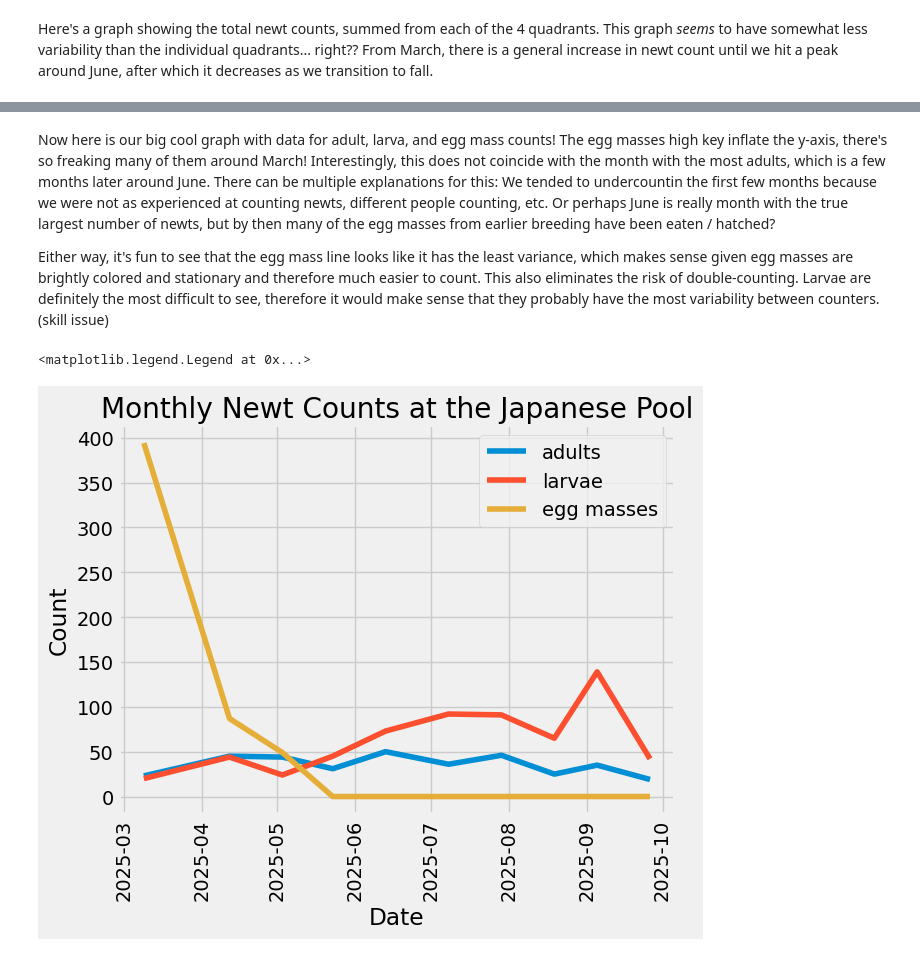
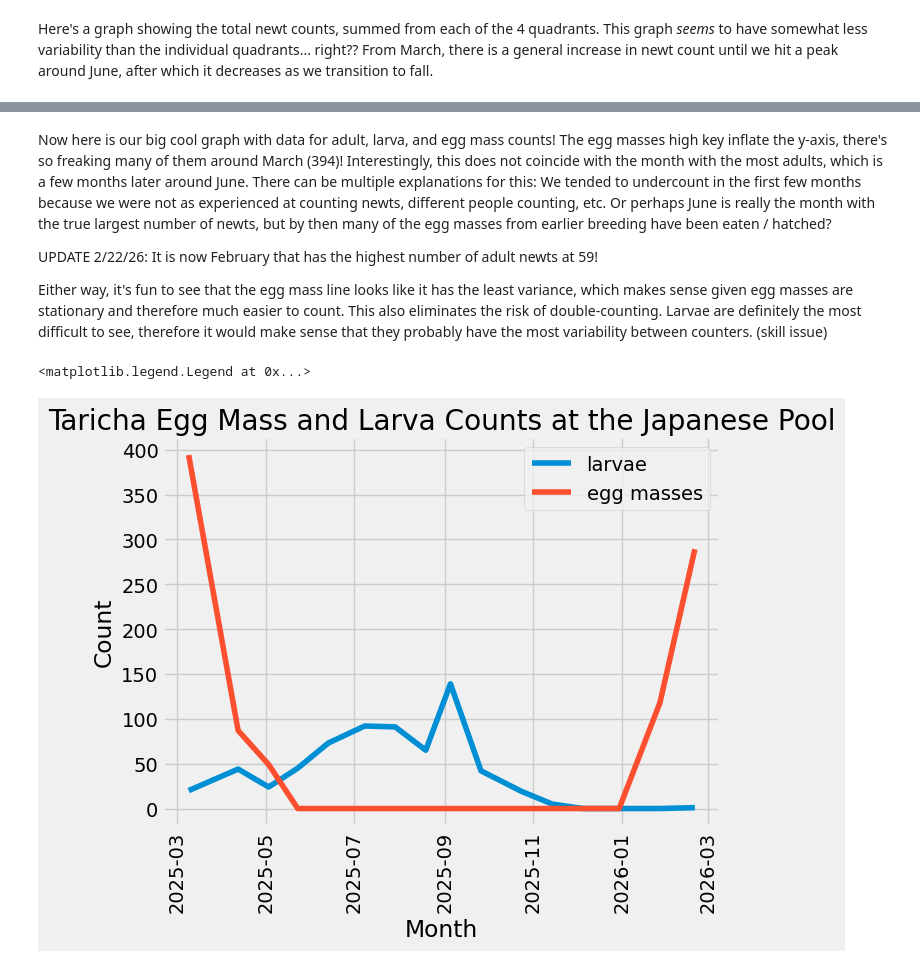
Before and after one commit to cloover7/nesis, a Jupyter notebook: newt_counts.ipynb, the cells around one changed output, grey strips where cells are left out. Cells and saved outputs as stored; diff of their text form; code cells hidden in the pictures.

```diff
--- a/newt_counts.ipynb
+++ b/newt_counts.ipynb
@@ -9,7 +9,7 @@ import matplotlib.pyplot as plt
 %matplotlib inline
 plt.style.use("fivethirtyeight")
 # %%
-newts = pd.read_csv('data/newt count data - Sheet1.csv')
+newts = pd.read_csv('data/newt count data - 2.22.26.csv')
 # %% [markdown]
 Here is pretty much my raw data table, just without a couple rows from the one time we counted in the afternoon as well.
 # %%
@@ -98,17 +99,19 @@ egg_quad
 # %% [markdown]
-Now here is our big cool graph with data for adult, larva, and egg mass counts! The egg masses high key inflate the y-axis, there's so freaking many of them around March! Interestingly, this does not coincide with the month with the most adults, which is a few months later around June. There can be multiple explanations for this: We tended to undercountin the first few months because we were not as experienced at counting newts, different people counting, etc. Or perhaps June is really month with the true largest number of newts, but by then many of the egg masses from earlier breeding have been eaten / hatched?
+Now here is our big cool graph with data for adult, larva, and egg mass counts! The egg masses high key inflate the y-axis, there's so freaking many of them around March (394)! Interestingly, this does not coincide with the month with the most adults, which is a few months later around June. There can be multiple explanations for this: We tended to undercount in the first few months because we were not as experienced at counting newts, different people counting, etc. Or perhaps June is really the month with the true largest number of newts, but by then many of the egg masses from earlier breeding have been eaten / hatched?
 
-Either way, it's fun to see that the egg mass line looks like it has the least variance, which makes sense given egg masses are brightly colored and stationary and therefore much easier to count. This also eliminates the risk of double-counting. Larvae are definitely the most difficult to see, therefore it  would make sense that they probably have the most variability between counters. (skill issue)
+UPDATE 2/22/26: It is now February that has the highest number of adult newts at 59!
+
+Either way, it's fun to see that the egg mass line looks like it has the least variance, which makes sense given egg masses are stationary and therefore much easier to count. This also eliminates the risk of double-counting. Larvae are definitely the most difficult to see, therefore it  would make sense that they probably have the most variability between counters. (skill issue)
 # %%
-plt.plot(adults_quad['Date'], adults_quad['Total'], label = 'adults')
+#plt.plot(adults_quad['Date'], adults_quad['Total'], label = 'adults')
 plt.plot(larvae_quad['Date'], larvae_quad['Total'], label = 'larvae')
 plt.plot(egg_quad['Date'], egg_quad['Total'], label = 'egg masses')
 
 plt.xticks(rotation=90)
-plt.xlabel('Date')
+plt.xlabel('Month')
 plt.ylabel('Count')
-plt.title('Monthly Newt Counts at the Japanese Pool')
+plt.title('Taricha Egg Mass and Larva Counts at the Japanese Pool')
 plt.legend()
 # %% [output]
 <matplotlib.legend.Legend at 0x...>
-[figure, old version]
+[figure, new version]
```
Also changed, not shown: parts of 8 cells of this notebook, 2 other files.
